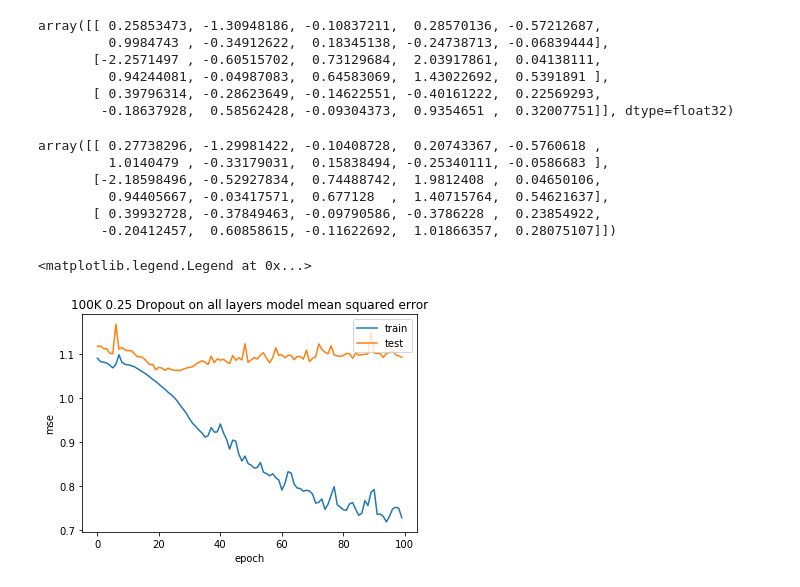
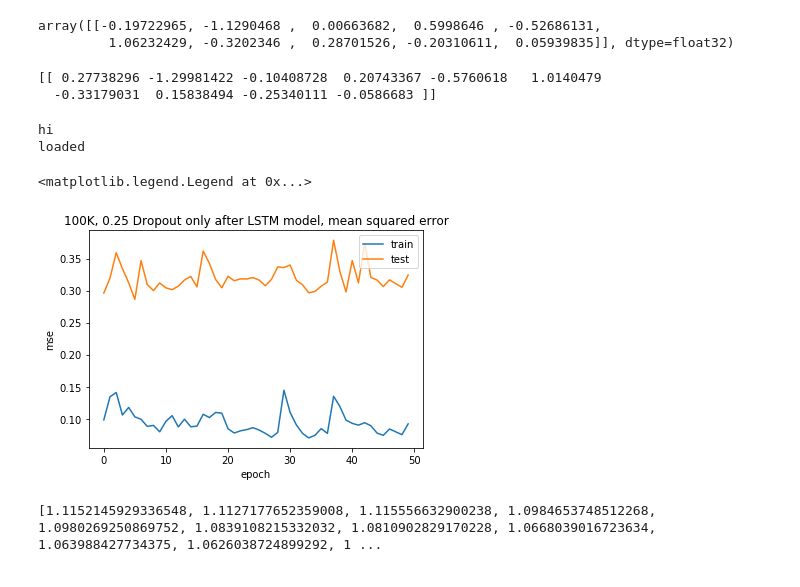
Before and after one commit to AntonVopilov/phylogeny_embeddings, a Jupyter notebook: KerasModel_Sequence_To_Embedding.ipynb, the cells around one changed output. Drawn from its saved outputs; the diff is of its cells as text; code cells hidden in the pictures.

```diff
--- a/KerasModel_Sequence_To_Embedding.ipynb
+++ b/KerasModel_Sequence_To_Embedding.ipynb
@@ -56,8 +77,8 @@ _________________________________________________________________
 # %%
-h5f = h5py.File('X_train_superfam_all_bacteria_and_archaea.h5','r')
+h5f = h5py.File('X_train_superfam_16S_bacteria_and_archaea.h5','r')
 X_train = h5f['X'][:]
 h5f.close()
-h5f = h5py.File('Y_train_superfam_all_bacteria_and_archaea.h5','r')
+h5f = h5py.File('Y_train_superfam_16S_bacteria_and_archaea.h5','r')
 Y_train = h5f['Y'][:]
 h5f.close()
 print(X_train.shape)
@@ -96,54 +117,52 @@ from keras.models import load_model
 import copy
 import pickle
 
-#history_epoch_1_50_100K = copy.deepcopy(history.history)
-#history_epoch_50_100_100K = copy.deepcopy(history.history)
+#history_epoch_1_30_16S = copy.deepcopy(history.history)
+#history_epoch_30_45_16S = copy.deepcopy(history.history)
 
-#history.history['mean_squared_error'] = history_epoch_1_50_100K['mean_squared_error'] + history.history['mean_squared_error']
-#history.history['val_mean_squared_error'] = history_epoch_1_50_100K['val_mean_squared_error'] + history.history['val_mean_squared_error']
+#history.history['mean_squared_error'] = history_epoch_1_30_16S['mean_squared_error'] + history.history['mean_squared_error']
+#history.history['val_mean_squared_error'] = history_epoch_1_30_16S['val_mean_squared_error'] + history.history['val_mean_squared_error']
 
-with open('Nov_25_100K_model_history.txt', 'wb') as handle:
-    pickle.dump(history.history, handle)
+#with open('Dec8_16S_model_history.txt', 'wb') as handle:
+#    pickle.dump(history.history, handle)
 
-#print(history_epoch_1_50_100K)
-
-model.save('Nov_25_100K_model.h5')
+#model.save('Dec8_16S_model.h5')
 
 #del model
-#model = load_model(''Nov_14_1K_model.h5'')
+model = load_model('Dec5_16S_model.h5')
 # %%
-model.predict(X_train[:3])
+model.predict(X_train[:1])
 # %% [output]
-array([[ 0.25853473, -1.30948186, -0.10837211,  0.28570136, -0.57212687,
-         0.9984743 , -0.34912622,  0.18345138, -0.24738713, -0.06839444],
-       [-2.2571497 , -0.60515702,  0.73129684,  2.03917861,  0.04138111,
-         0.94244081, -0.04987083,  0.64583069,  1.43022692,  0.5391891 ],
-       [ 0.39796314, -0.28623649, -0.14622551, -0.40161222,  0.22569293,
-        -0.18637928,  0.58562428, -0.09304373,  0.9354651 ,  0.32007751]], dtype=float32)
+array([[-0.19722965, -1.1290468 ,  0.00663682,  0.5998646 , -0.52686131,
+         1.06232429, -0.3202346 ,  0.28701526, -0.20310611,  0.05939835]], dtype=float32)
-# %%
-Y_train[:3]
-# %% [output]
-array([[ 0.27738296, -1.29981422, -0.10408728,  0.20743367, -0.5760618 ,
-         1.0140479 , -0.33179031,  0.15838494, -0.25340111, -0.0586683 ],
-       [-2.18598496, -0.52927834,  0.74488742,  1.9812408 ,  0.04650106,
-         0.94405667, -0.03417571,  0.677128  ,  1.40715764,  0.54621637],
-       [ 0.39932728, -0.37849463, -0.09790586, -0.3786228 ,  0.23854922,
-        -0.20412457,  0.60858615, -0.11622692,  1.01866357,  0.28075107]])
+# %%
+print(Y_train[:1])
+# %% [output]
+[[ 0.27738296 -1.29981422 -0.10408728  0.20743367 -0.5760618   1.0140479
+  -0.33179031  0.15838494 -0.25340111 -0.0586683 ]]
 # %%
 %matplotlib inline
 import matplotlib.pyplot as plt
+print("hi")
 #plt.plot(history_epoch_1_50_100K['mean_squared_error'] + history_epoch_50_100_100K['mean_squared_error'])
 #plt.plot(history_epoch_1_50_100K['val_mean_squared_error'] + history_epoch_50_100_100K['val_mean_squared_error'])
-with open('Nov_20_100K_model_history.txt', 'rb') as handle:
-    saved_history = pickle.loads(handle.read())
-plt.plot(saved_history['mean_squared_error'])
-plt.plot(saved_history['val_mean_squared_error'])
-plt.title('100K 0.25 Dropout on all layers model mean squared error')
+with open('Dec5_16S_model_history.txt', 'rb') as handle:
+    dec5_45_epochs_history = pickle.loads(handle.read())
+print("loaded")
+plt.plot(history.history['mean_squared_error'])
+plt.plot(history.history['val_mean_squared_error'])
+plt.title('100K, 0.25 Dropout only after LSTM model, mean squared error')
 plt.ylabel('mse')
 plt.xlabel('epoch')
 plt.legend(['train', 'test'], loc='upper right')
 # %% [output]
-<matplotlib.legend.Legend at 0x...>
+hi
+loaded
+<matplotlib.legend.Legend at 0x...>
-[figure, old version]
+[figure, new version]
+# %%
+print(saved_history['val_mean_squared_error'])
+# %% [output]
+[1.1152145929336548, 1.1127177652359008, 1.115556632900238, 1.0984653748512268, 1.0980269250869752, 1.0839108215332032, 1.0810902829170228, 1.0668039016723634, 1.063988427734375, 1.0626038724899292, 1 ...
 # %%
 # EVALUATION STARTS HERE
```
Also changed, not shown: parts of 10 cells of this notebook, 3 other files.
